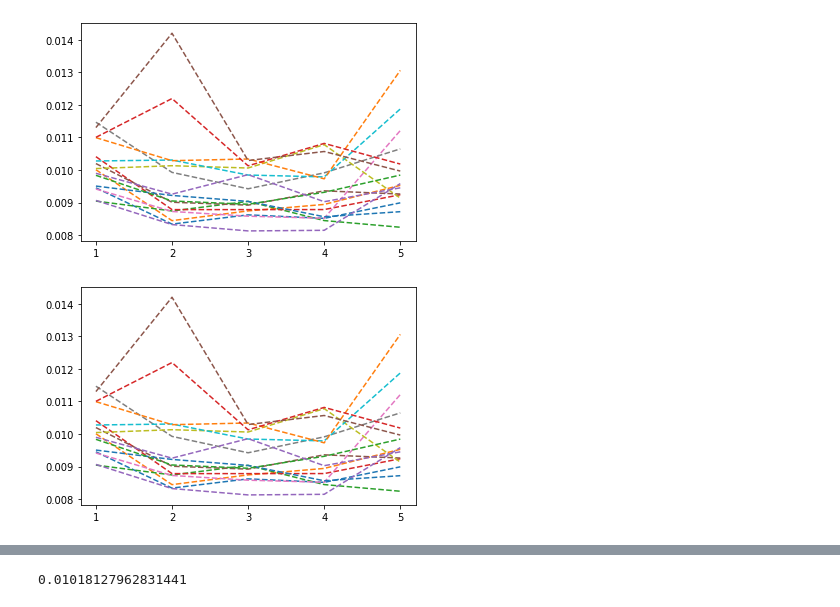
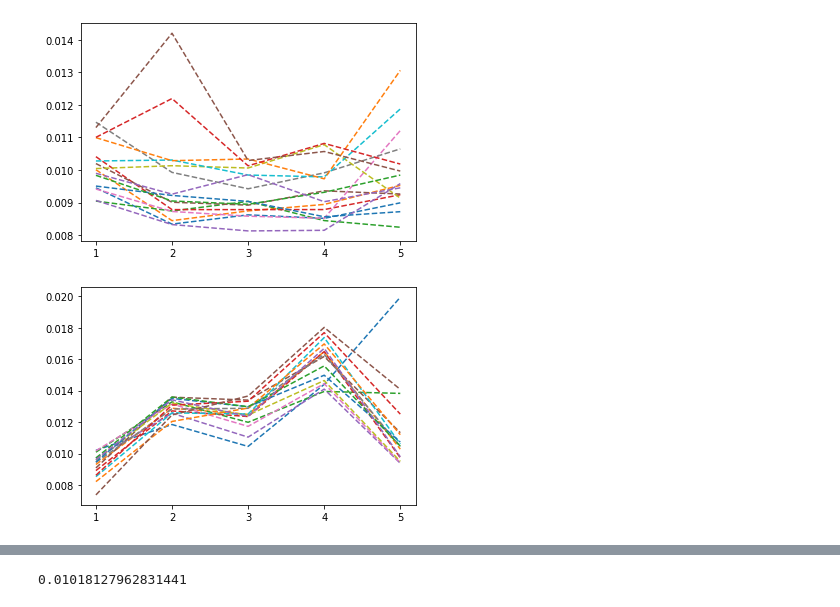
Before and after one commit to branislavjenco/thesis-code, a Jupyter notebook: plot_stddevs.ipynb, the cells around one changed output, grey strips where cells are left out. Saved outputs shown, nothing was run; the diff lists cells and outputs as text; code cells hidden in the pictures.

```diff
--- a/plot_stddevs.ipynb
+++ b/plot_stddevs.ipynb
@@ -2,5 +6,5 @@
 import numpy as np
 import matplotlib.pyplot as plt
 
-wall_stddevs = np.loadtxt("/home/brano/Projects/github_indoor++/pcds/error_measurements/deviations_by_laser_averaged/wall.txt")
-floor_stddevs = np.loadtxt("/home/brano/Projects/github_indoor++/pcds/error_measurements/deviations_by_laser_averaged/floor.txt")
+wall_stddevs = np.loadtxt("/home/branislav/repos/github_indoor++/pcds/error_measurements/deviations_by_laser_averaged/wall.txt")
+floor_stddevs = np.loadtxt("/home/branislav/repos/github_indoor++/pcds/error_measurements/deviations_by_laser_averaged/floor.txt")
@@ -77,9 +67,9 @@ plt.show()
 # %% [output]
 [figure]
 # %%
-for laser in wall_stddevs.T:
+for laser in floor_stddevs.T:
     plt.plot(range(1, 6), laser, "--")
 plt.xticks(range(1, 6))
 plt.show()
 # %% [output]
-[figure, old version]
+[figure, new version]
```
Also changed, not shown: parts of 22 cells of this notebook, 11 other files.
